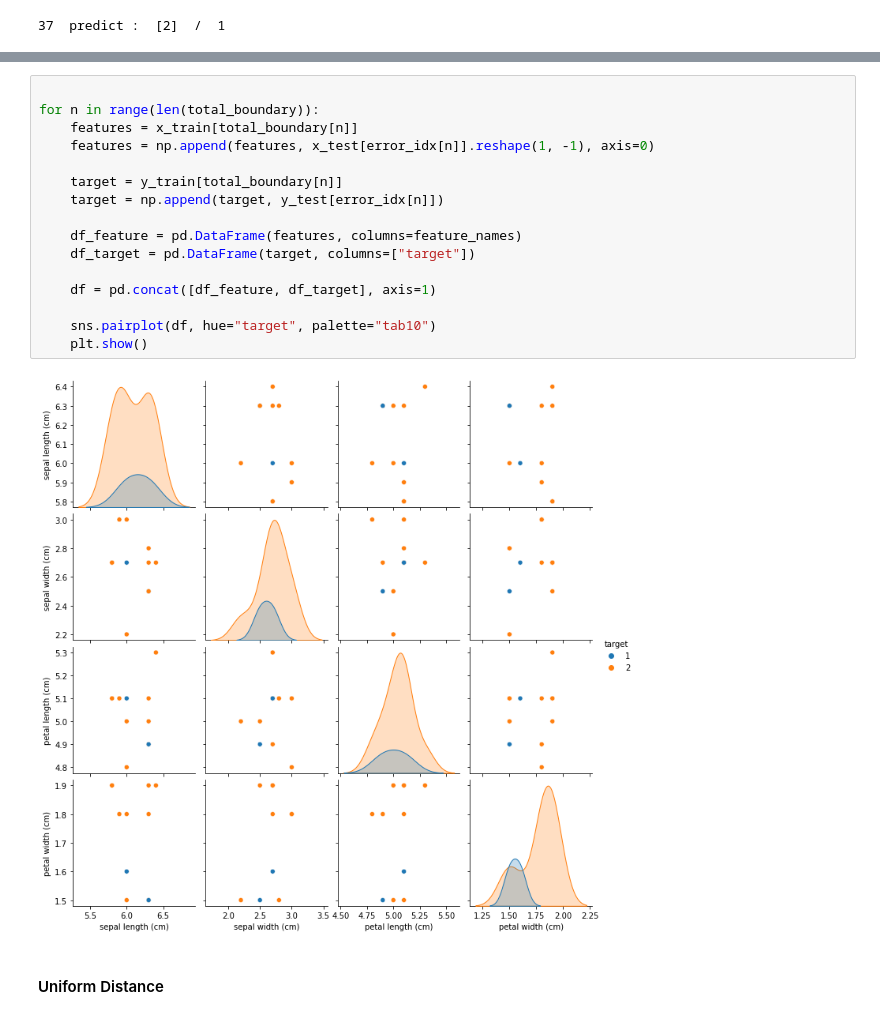
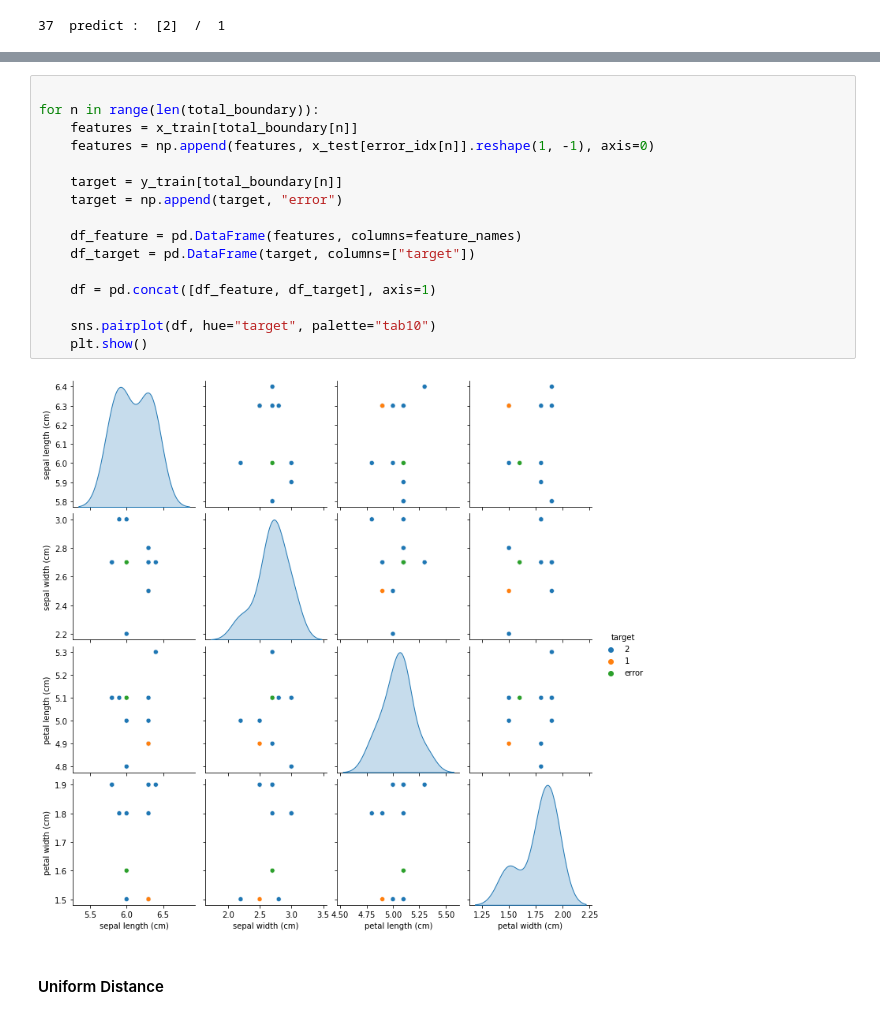
Before and after one commit to minercode625/Archive, a Jupyter notebook: ML/NN/Iris.ipynb, the cells around one changed output, grey strips where cells are left out. Cells and saved outputs as stored; diff of their text form.

```diff
--- a/ML/NN/Iris.ipynb
+++ b/ML/NN/Iris.ipynb
@@ -207,21 +209,21 @@ Error Data Value
 # %%
 
 for n in range(len(total_boundary)):
     features = x_train[total_boundary[n]]
     features = np.append(features, x_test[error_idx[n]].reshape(1, -1), axis=0)
 
     target = y_train[total_boundary[n]]
-    target = np.append(target, y_test[error_idx[n]])
+    target = np.append(target, "error")
 
     df_feature = pd.DataFrame(features, columns=feature_names)
     df_target = pd.DataFrame(target, columns=["target"])
 
     df = pd.concat([df_feature, df_target], axis=1)
 
     sns.pairplot(df, hue="target", palette="tab10")
     plt.show()
 # %% [output]
-[figure, old version]
+[figure, new version]
 # %% [markdown]
 #### Uniform Distance
 # %%
```
Also changed, not shown: parts of 1 cell of this notebook.
